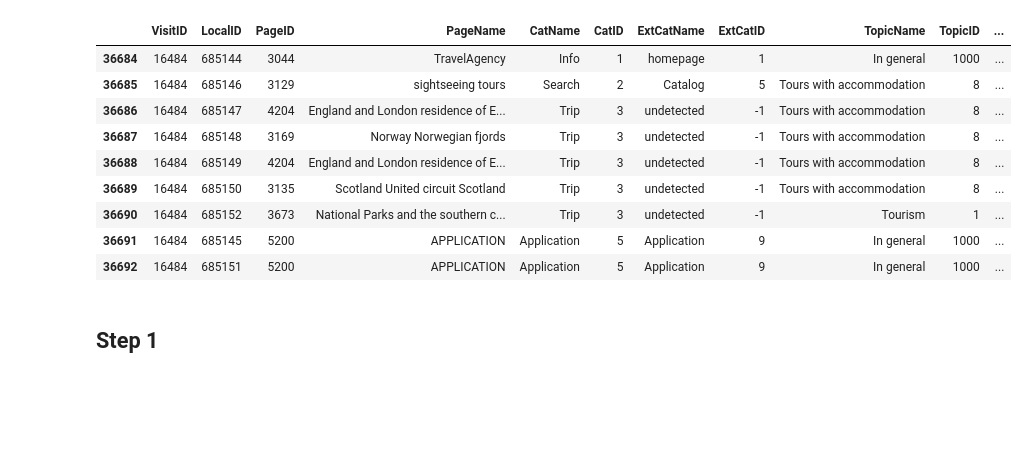
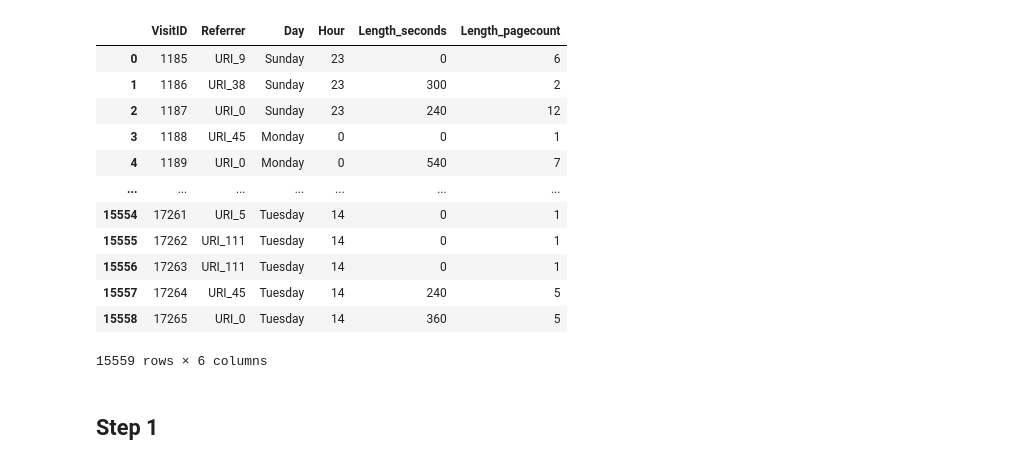
Before and after one commit to TarasHamkalo/on-web-data-mining, a Jupyter notebook: 04/notebooks/main.ipynb, the cells around one changed output. Cells and saved outputs as stored; diff of their text form; code cells hidden in the pictures; blank space fills up the shorter version.

```diff
--- a/04/notebooks/main.ipynb
+++ b/04/notebooks/main.ipynb
@@ -26,16 +35,19 @@ rawclicks[(rawclicks["PageName"] == "APPLICATION") & (rawclicks["SequenceNumber"
 # %%
-rawclicks[rawclicks["VisitID"] ==  16484]
+rawvisitors
 # %% [output]
-|  | VisitID | LocalID | PageID | PageName | CatName | CatID | ExtCatName | ExtCatID | TopicName | TopicID | ... |
-| 36684 | 16484 | 685144 | 3044 | TravelAgency | Info | 1 | homepage | 1 | In general | 1000 | ... |
-| 36685 | 16484 | 685146 | 3129 | sightseeing tours | Search | 2 | Catalog | 5 | Tours with accommodation | 8 | ... |
-| 36686 | 16484 | 685147 | 4204 | England and London residence of E... | Trip | 3 | undetected | -1 | Tours with accommodation | 8 | ... |
-| 36687 | 16484 | 685148 | 3169 | Norway Norwegian fjords | Trip | 3 | undetected | -1 | Tours with accommodation | 8 | ... |
-| 36688 | 16484 | 685149 | 4204 | England and London residence of E... | Trip | 3 | undetected | -1 | Tours with accommodation | 8 | ... |
-| 36689 | 16484 | 685150 | 3135 | Scotland United circuit Scotland | Trip | 3 | undetected | -1 | Tours with accommodation | 8 | ... |
-| 36690 | 16484 | 685152 | 3673 | National Parks and the southern c... | Trip | 3 | undetected | -1 | Tourism | 1 | ... |
-| 36691 | 16484 | 685145 | 5200 | APPLICATION | Application | 5 | Application | 9 | In general | 1000 | ... |
-| 36692 | 16484 | 685151 | 5200 | APPLICATION | Application | 5 | Application | 9 | In general | 1000 | ... |
+|  | VisitID | Referrer | Day | Hour | Length_seconds | Length_pagecount |
+| 0 | 1185 | URI_9 | Sunday | 23 | 0 | 6 |
+| 1 | 1186 | URI_38 | Sunday | 23 | 300 | 2 |
+| 2 | 1187 | URI_0 | Sunday | 23 | 240 | 12 |
+| 3 | 1188 | URI_45 | Monday | 0 | 0 | 1 |
+| 4 | 1189 | URI_0 | Monday | 0 | 540 | 7 |
+| ... | ... | ... | ... | ... | ... | ... |
+| 15554 | 17261 | URI_5 | Tuesday | 14 | 0 | 1 |
+| 15555 | 17262 | URI_111 | Tuesday | 14 | 0 | 1 |
+| 15556 | 17263 | URI_111 | Tuesday | 14 | 0 | 1 |
+| 15557 | 17264 | URI_45 | Tuesday | 14 | 240 | 5 |
+| 15558 | 17265 | URI_0 | Tuesday | 14 | 360 | 5 |
+15559 rows × 6 columns
 # %% [markdown]
 ## Step 1
 # %%
```
Also changed, not shown: parts of 16 cells of this notebook, 1 other file.
